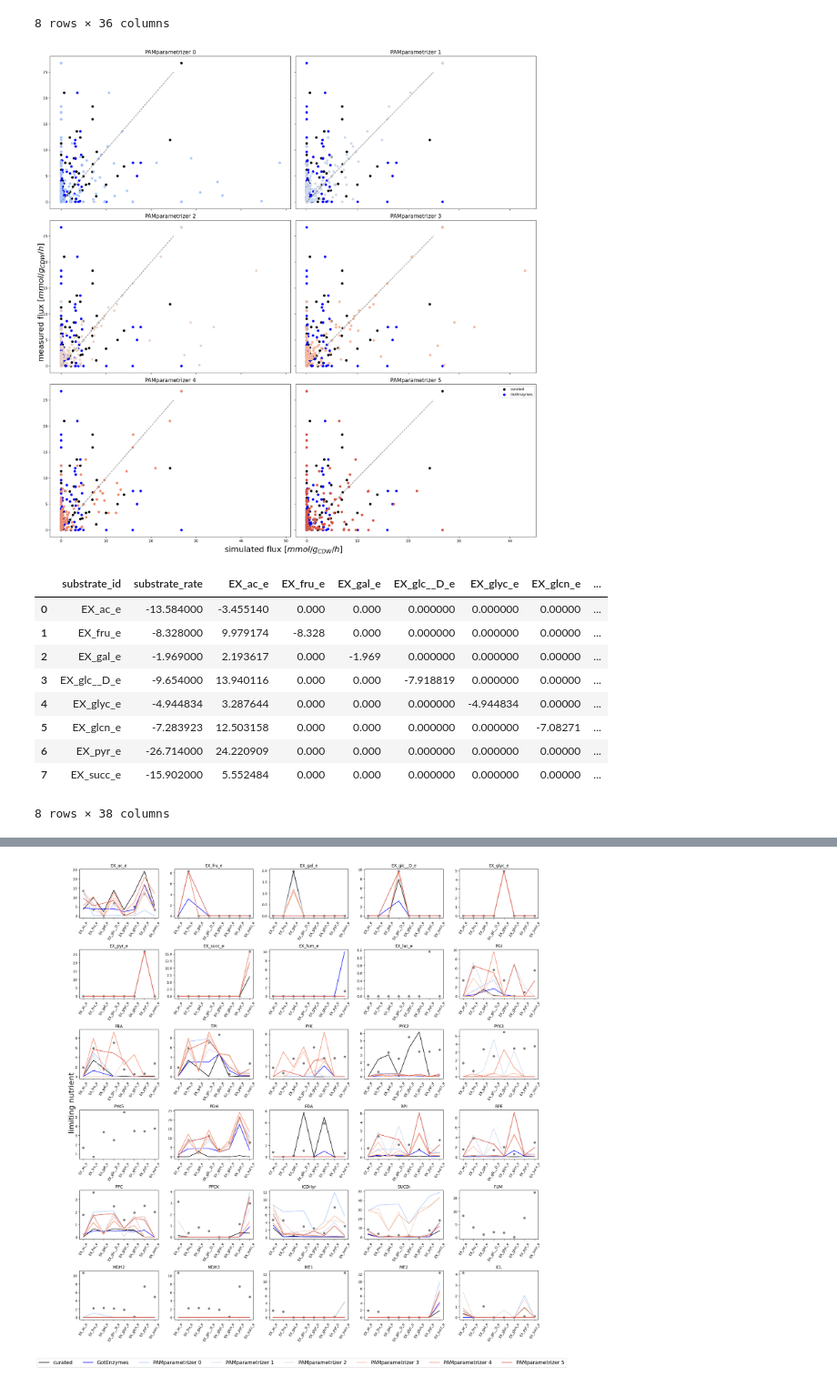
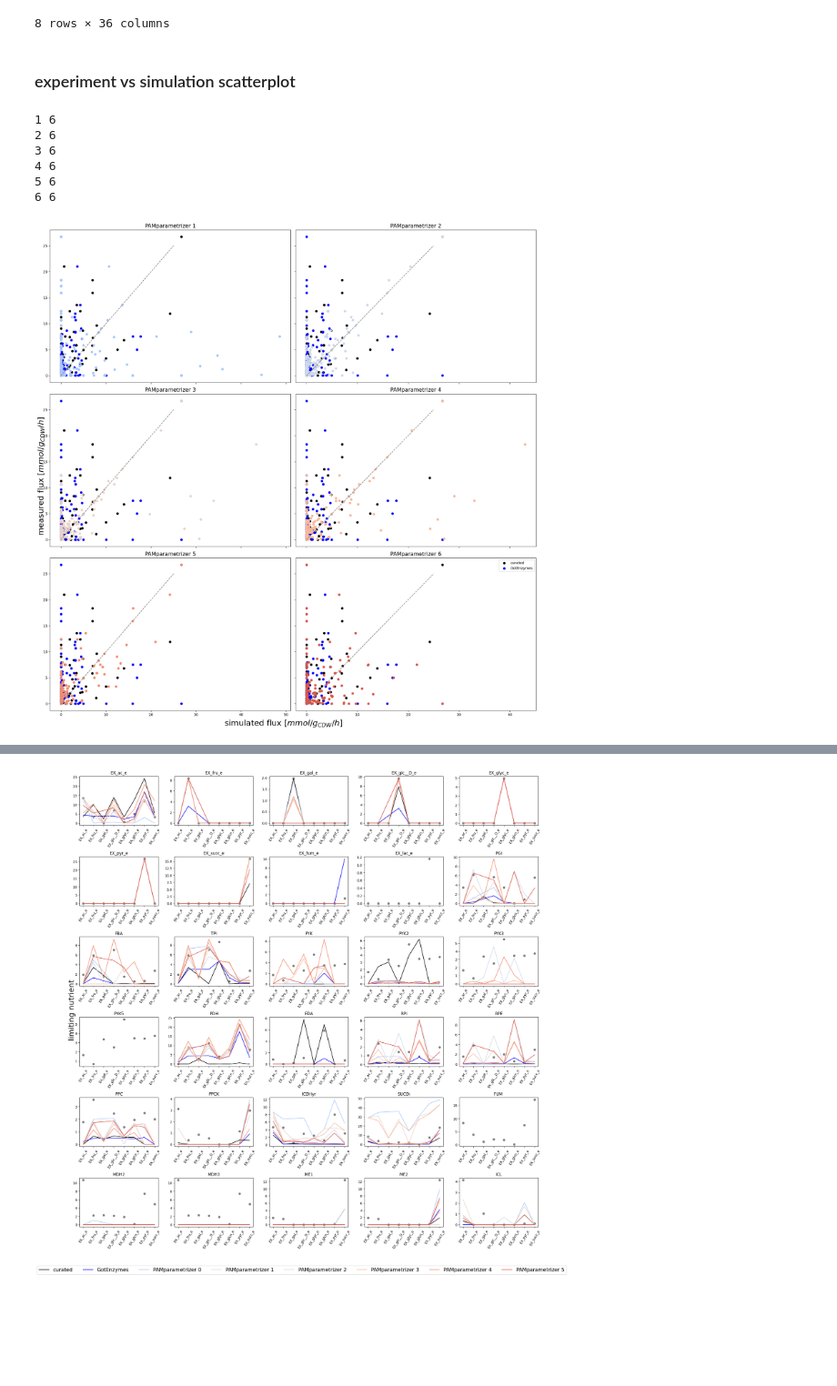
Before and after one commit to iAMB-RWTH-Aachen/PAMparametrizer, a Jupyter notebook: Scripts/i3_analysis/PAMparametrizer_iML1515_validation_csources.ipynb, the cells around one changed output, grey strips where cells are left out. Shown: that part at 91% size. Saved outputs shown, nothing was run; the diff lists cells and outputs as text; code cells hidden in the pictures; blank space fills up the shorter version.

```diff
--- a/Scripts/i3_analysis/PAMparametrizer_iML1515_validation_csources.ipynb
+++ b/Scripts/i3_analysis/PAMparametrizer_iML1515_validation_csources.ipynb
@@ -421,56 +419,52 @@ validation_df_1
 | EX_pyr_e | 11.9139 | 0.000 | 0.000 | 0.000 | 0.0000 | 0.0000 | 26.714 | 0.000 | 0.000000e+00 | ... |
 | EX_succ_e | 3.3210 | 0.000 | 0.000 | 0.000 | 0.0000 | 0.0000 | 0.000 | 15.902 | 1.139998e+00 | ... |
 8 rows × 36 columns
+# %% [markdown]
+### experiment vs simulation scatterplot
 # %%
 models = ['GotEnzymes','Curated'] + [f'PAMparametrizer {alt}' for alt in error_new_dict.keys()]
 model_colors = sns.color_palette("coolwarm", n_colors=len(models))
 cmap = dict(zip(models, model_colors))
+fontsize=15
 
 fig, axs = plt.subplots(nrows = int(len(fluxes_new_dict)/2), ncols = 2, sharey='row', sharex='col', figsize = (20,20))
 axs = axs.flatten()
 
 for alt, fluxes_new in fluxes_new_dict.items():
-    ax = axs[alt]
+    ax = axs[alt-1]
     curated = []
     wt = []
     new = []
     validation = []
     for i in range(len(fluxes_curated)):
         curated += [abs(flx) for flx in fluxes_curated.iloc[i].to_list()[2:]]
         if i<len(fluxes_wt):
             wt += [abs(flx) for flx in fluxes_wt.iloc[i].to_list()[2:]]
         else:
             wt += [0]*len(fluxes_curated.iloc[i].to_list()[2:])
         if i<len(fluxes_new):
             new += [abs(flx) for flx in fluxes_new.iloc[i].to_list()[2:]]
         else:
             new += [0]*len(fluxes_curated.iloc[i].to_list()[2:])
         validation += validation_df_1.iloc[i].abs().to_list()
 
     ax.plot([0,25], [0,25], linestyle = 'dashed', color='grey')
     ax.scatter(curated, validation, label = 'curated', color = 'black')
     ax.scatter(wt, validation, label = 'GotEnzymes', color ='blue')
     ax.scatter(new, validation, color = cmap[f'PAMparametrizer {alt}'])#, label = f'PAMparametrizer {alt}'
     ax.set_title(f'PAMparametrizer {alt}', fontsize = fontsize)
 
 fig.supxlabel('simulated flux [$mmol/g_{CDW}/h$]', fontsize = fontsize*1.5)
 fig.supylabel('measured flux [$mmol/g_{CDW}/h$]', fontsize = fontsize*1.5)
 plt.legend()
 
 plt.tight_layout()
 plt.show()
 # %% [output]
+1 6
+2 6
+3 6
+4 6
+5 6
+6 6
-[figure, old version]
+[figure, new version]
-# %%
-fluxes_curated
-# %% [output]
-|  | substrate_id | substrate_rate | EX_ac_e | EX_fru_e | EX_gal_e | EX_glc__D_e | EX_glyc_e | EX_glcn_e | ... |
-| 0 | EX_ac_e | -13.584000 | -3.455140 | 0.000 | 0.000 | 0.000000 | 0.000000 | 0.00000 | ... |
-| 1 | EX_fru_e | -8.328000 | 9.979174 | -8.328 | 0.000 | 0.000000 | 0.000000 | 0.00000 | ... |
-| 2 | EX_gal_e | -1.969000 | 2.193617 | 0.000 | -1.969 | 0.000000 | 0.000000 | 0.00000 | ... |
-| 3 | EX_glc__D_e | -9.654000 | 13.940116 | 0.000 | 0.000 | -7.918819 | 0.000000 | 0.00000 | ... |
-| 4 | EX_glyc_e | -4.944834 | 3.287644 | 0.000 | 0.000 | 0.000000 | -4.944834 | 0.00000 | ... |
-| 5 | EX_glcn_e | -7.283923 | 12.503158 | 0.000 | 0.000 | 0.000000 | 0.000000 | -7.08271 | ... |
-| 6 | EX_pyr_e | -26.714000 | 24.220909 | 0.000 | 0.000 | 0.000000 | 0.000000 | 0.00000 | ... |
-| 7 | EX_succ_e | -15.902000 | 5.552484 | 0.000 | 0.000 | 0.000000 | 0.000000 | 0.00000 | ... |
-8 rows × 38 columns
```
Also changed, not shown: parts of 10 cells of this notebook, 34 other files.
